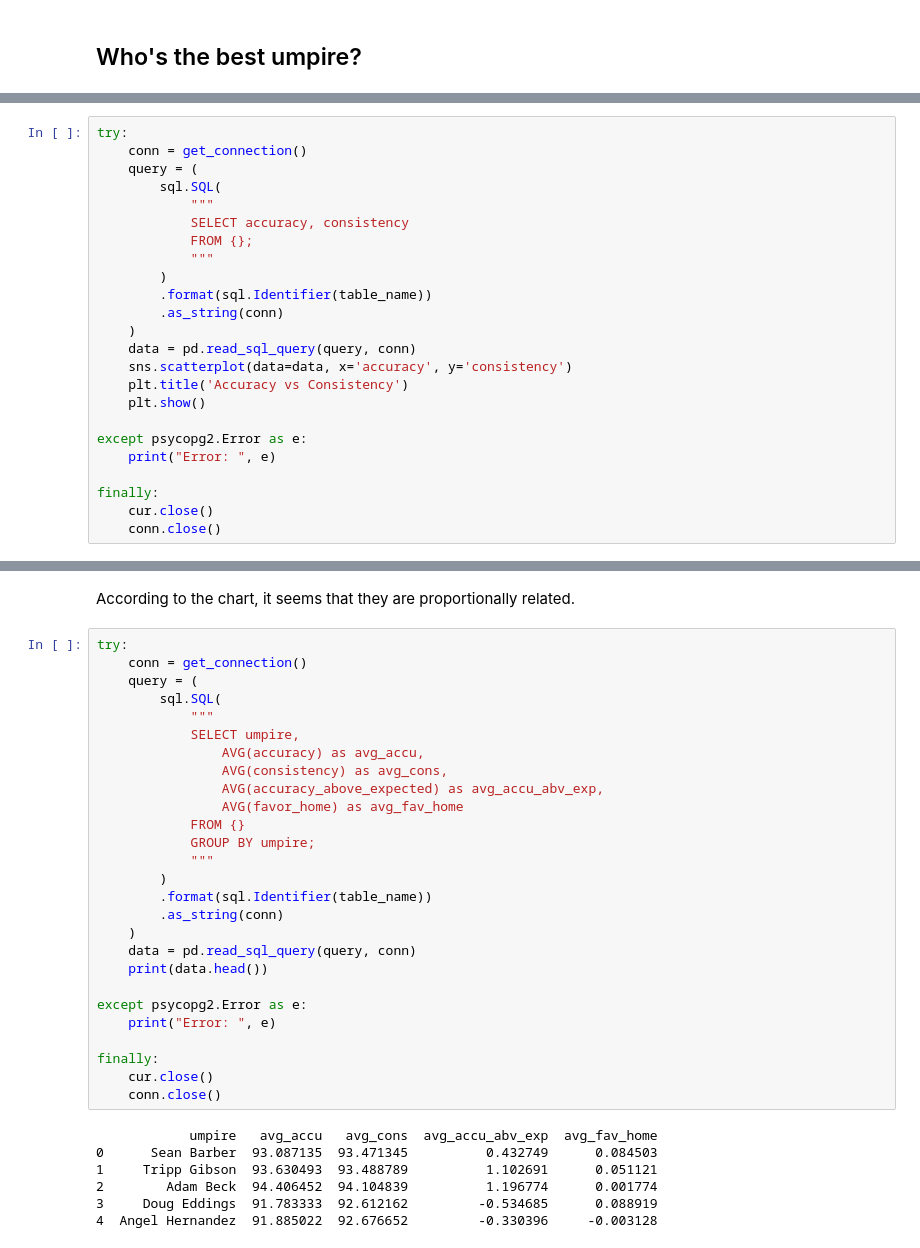
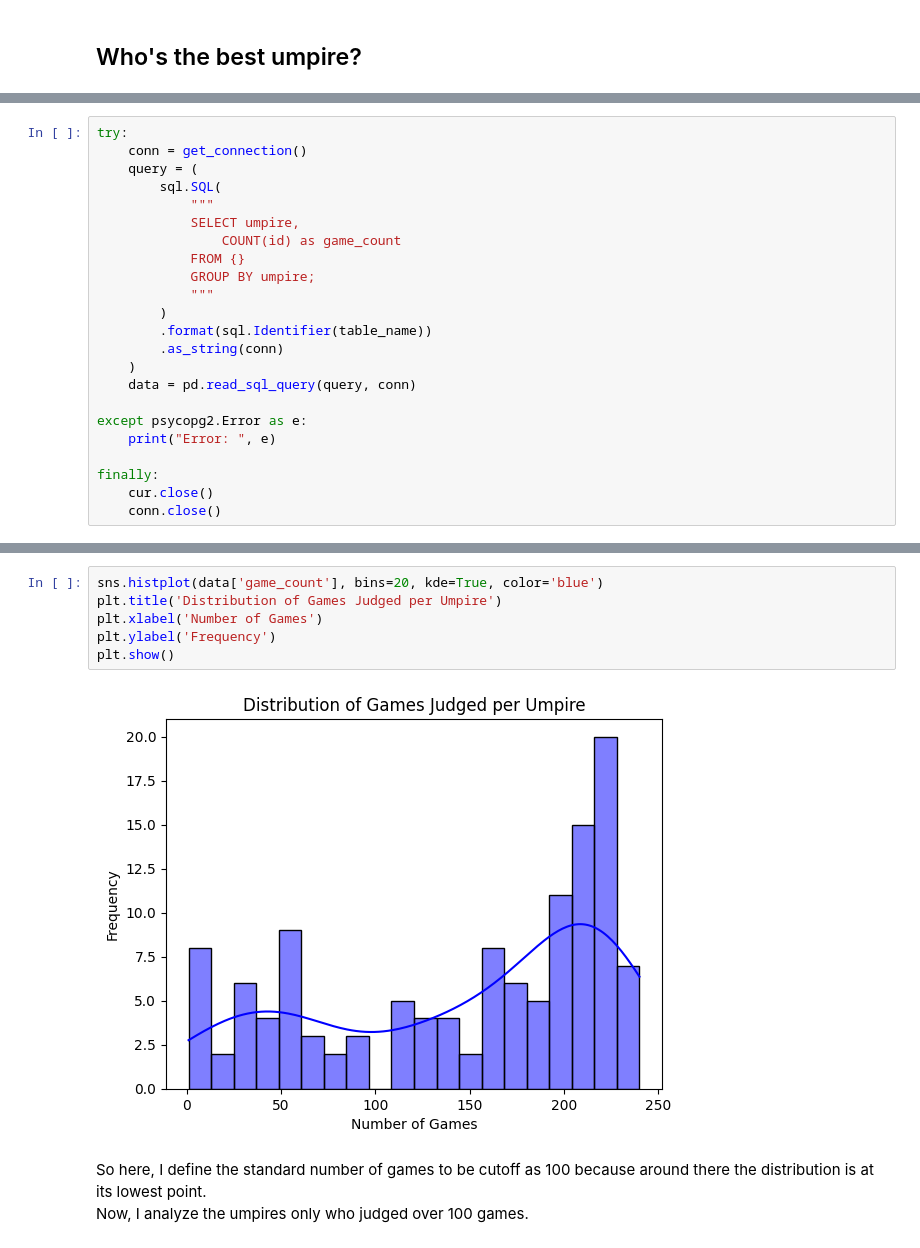
Before and after one commit to suguru-o5/ds-0924, a Jupyter notebook: ds202/finalprpject/baseball_umpire_analysis.ipynb, the cells around one changed output, grey strips where cells are left out. Saved outputs shown, nothing was run; the diff lists cells and outputs as text.

```diff
--- a/ds202/finalprpject/baseball_umpire_analysis.ipynb
+++ b/ds202/finalprpject/baseball_umpire_analysis.ipynb
@@ -143,17 +150,16 @@ try:
     query = (
         sql.SQL(
             """
-            SELECT accuracy, consistency
-            FROM {};
+            SELECT umpire,
+                COUNT(id) as game_count
+            FROM {}
+            GROUP BY umpire;
             """
         )
         .format(sql.Identifier(table_name))
         .as_string(conn)
     )
     data = pd.read_sql_query(query, conn)
-    sns.scatterplot(data=data, x='accuracy', y='consistency')
-    plt.title('Accuracy vs Consistency')
-    plt.show()
 
 except psycopg2.Error as e:
     print("Error: ", e)
@@ -166,36 +170,11 @@ finally:
-# %% [markdown]
-According to the chart, it seems that they are proportionally related.
-# %%
-try:
-    conn = get_connection()
-    query = (
-        sql.SQL(
-            """
-            SELECT umpire,
-                AVG(accuracy) as avg_accu,
-                AVG(consistency) as avg_cons,
-                AVG(accuracy_above_expected) as avg_accu_abv_exp,
-                AVG(favor_home) as avg_fav_home
-            FROM {}
-            GROUP BY umpire;
-            """
-        )
-        .format(sql.Identifier(table_name))
-        .as_string(conn)
-    )
-    data = pd.read_sql_query(query, conn)
-    print(data.head())
-
-except psycopg2.Error as e:
-    print("Error: ", e)
-
-finally:
-    cur.close()
-    conn.close()
-# %% [output]
-            umpire   avg_accu   avg_cons  avg_accu_abv_exp  avg_fav_home
-0      Sean Barber  93.087135  93.471345          0.432749      0.084503
-1     Tripp Gibson  93.630493  93.488789          1.102691      0.051121
-2        Adam Beck  94.406452  94.104839          1.196774      0.001774
-3     Doug Eddings  91.783333  92.612162         -0.534685      0.088919
-4  Angel Hernandez  91.885022  92.676652         -0.330396     -0.003128
+# %%
+sns.histplot(data['game_count'], bins=20, kde=True, color='blue')
+plt.title('Distribution of Games Judged per Umpire')
+plt.xlabel('Number of Games')
+plt.ylabel('Frequency')
+plt.show()
+# %% [output]
+[figure, added]
+# %% [markdown]
+So here, I define the standard number of games to be cutoff as 100 because around there the distribution is at its lowest point.
+Now, I analyze the umpires only who judged over 100 games.
```
Also changed, not shown: parts of 46 cells of this notebook.
